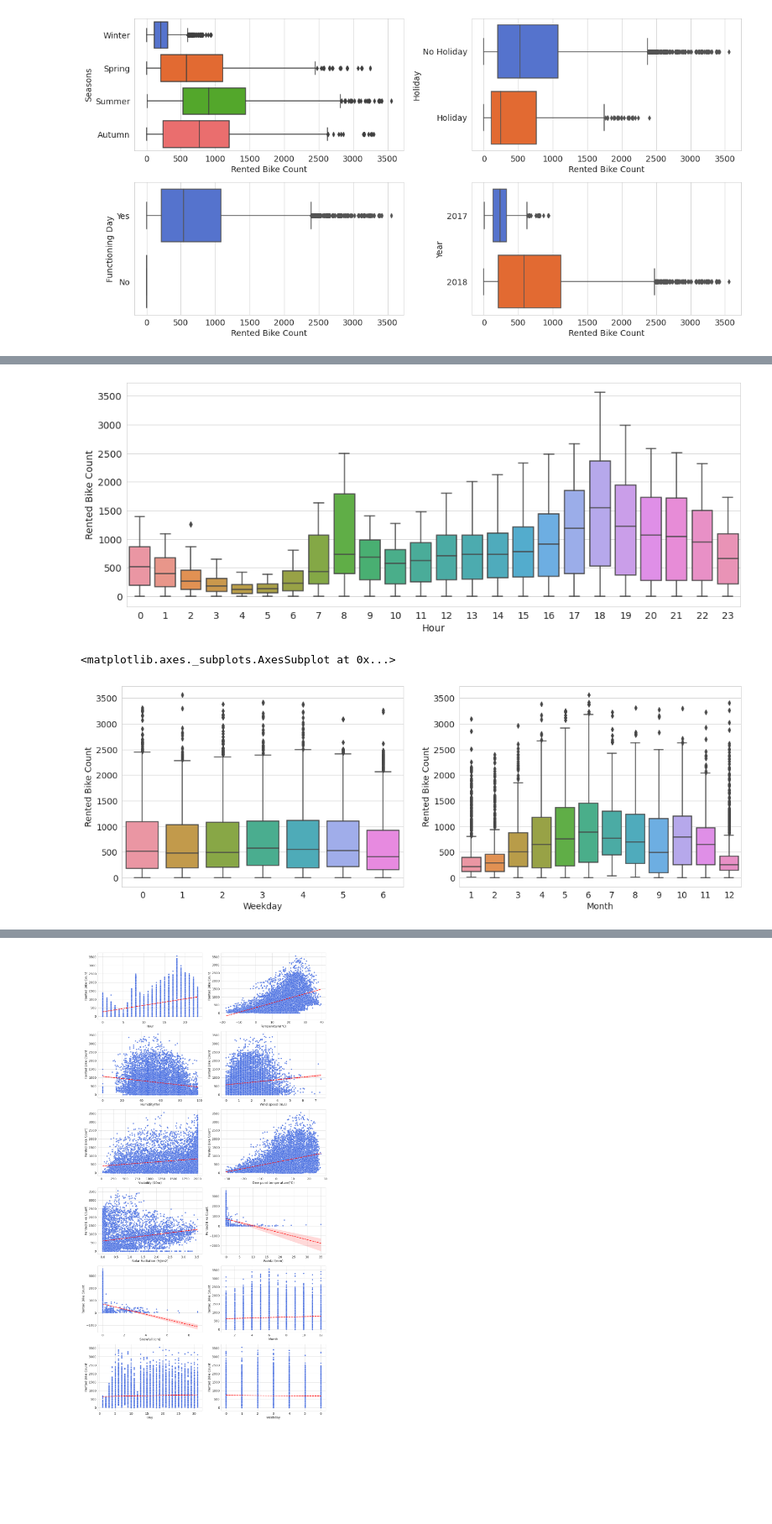
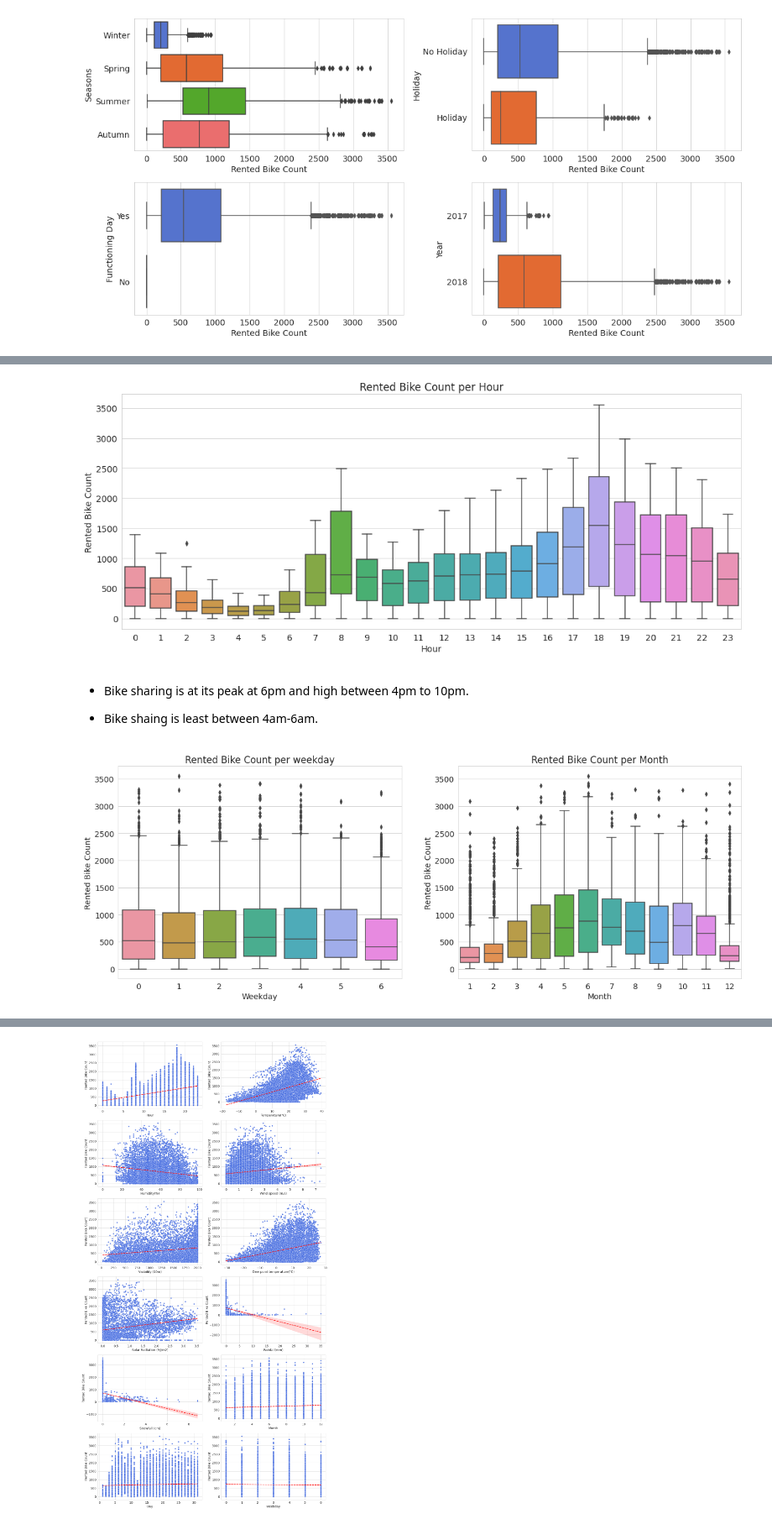
Before and after one commit to Gaurav2912/Bike-Sharing-Demand-Prediction, a Jupyter notebook: Bike_Sharing_Demand_Prediction_Capstone_Project.ipynb, the cells around one changed output, grey strips where cells are left out. Shown at 84% size. Cells and saved outputs as stored; diff of their text form; code cells hidden in the pictures; blank space fills up the shorter version.

```diff
--- a/Bike_Sharing_Demand_Prediction_Capstone_Project.ipynb
+++ b/Bike_Sharing_Demand_Prediction_Capstone_Project.ipynb
@@ -469,13 +518,18 @@ sns.boxplot(data= df, x= 'Day', y= 'Rented Bike Count' );
 # %%
-plt.figure(figsize= (16,6))
-sns.boxplot(data= df, x= 'Hour', y= 'Rented Bike Count');
+plt.figure(figsize= (18,7))
+
+sns.boxplot(data= df, x= 'Hour', y= 'Rented Bike Count')
+plt.title('Rented Bike Count per Hour');
 # %% [output]
-[figure, old version]
+[figure, new version]
+# %% [markdown]
+* Bike sharing is at its peak at 6pm and high between 4pm to 10pm.
+
+* Bike shaing is least between 4am-6am.
 # %%
-fig, axes = plt.subplots(figsize=(18,6), nrows= 1, ncols= 2)
+fig, axes = plt.subplots(figsize=(20,7), nrows= 1, ncols= 2)
 
-sns.boxplot(data= df, x= 'Weekday', y= 'Rented Bike Count', ax= axes[0])
-sns.boxplot(data= df, x= 'Month', y= 'Rented Bike Count' , ax= axes[1])
+sns.boxplot(data= df, x= 'Weekday', y= 'Rented Bike Count', ax= axes[0]).set_title("Rented Bike Count per weekday")
+sns.boxplot(data= df, x= 'Month', y= 'Rented Bike Count' , ax= axes[1]).set_title("Rented Bike Count per Month");
 # %% [output]
-<matplotlib.axes._subplots.AxesSubplot at 0x...>
-[figure, old version]
+[figure, new version]
```
Also changed, not shown: parts of 68 cells of this notebook.
